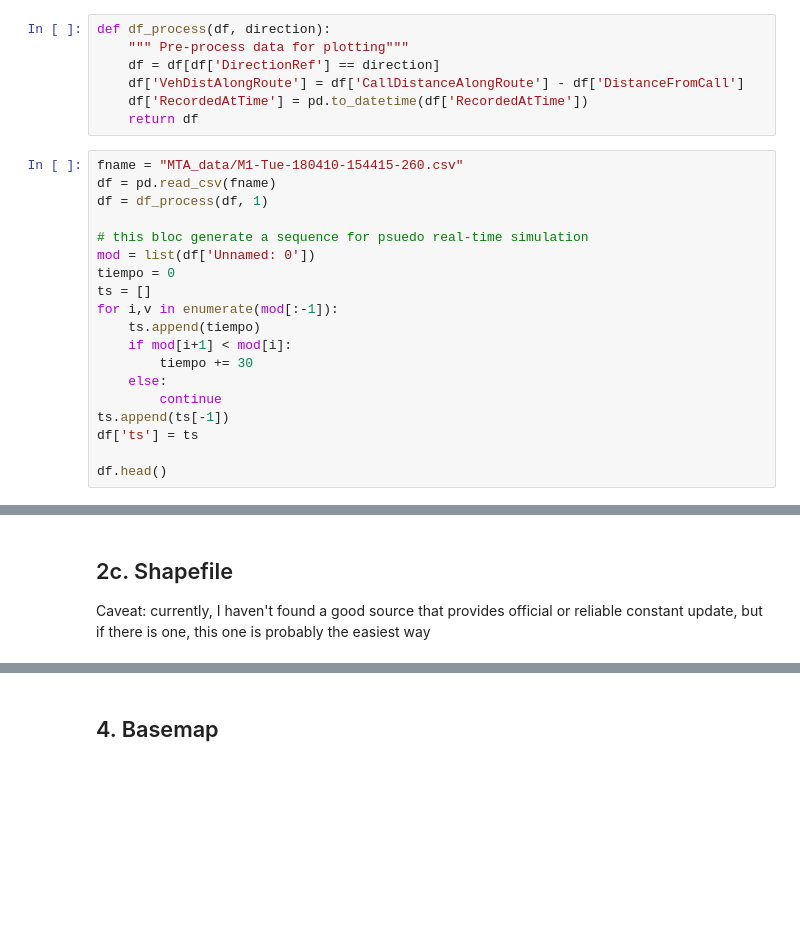
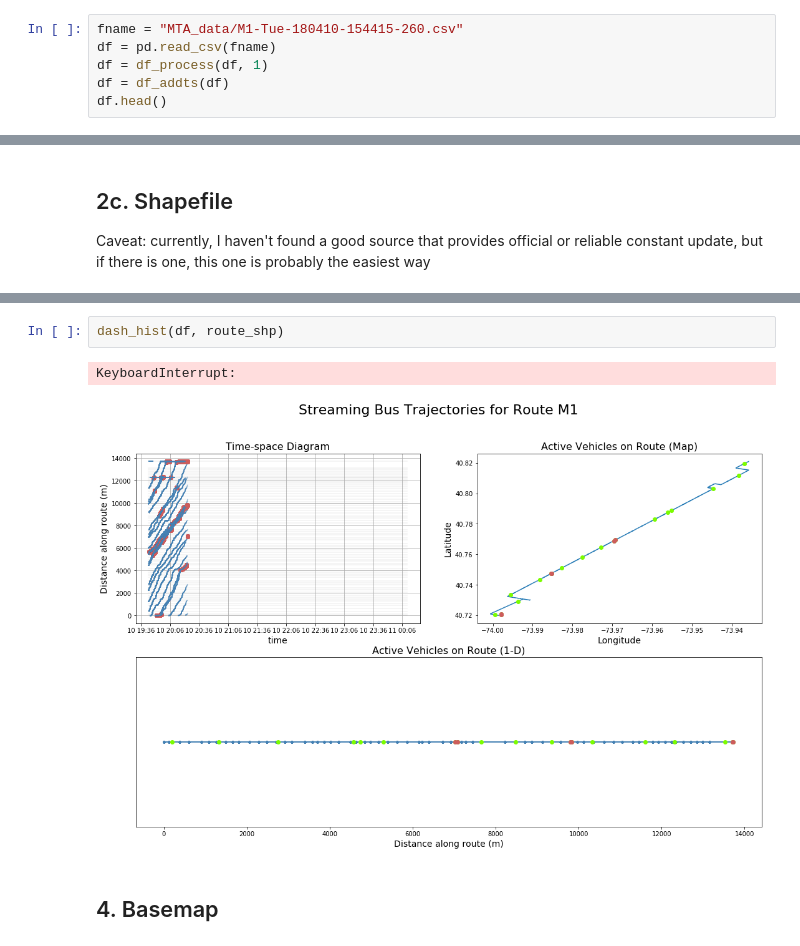
Before and after one commit to ywnch/buskit, a Jupyter notebook: sandbox_main.ipynb, the cells around one changed output, grey strips where cells are left out. Drawn from its saved outputs; the diff is of its cells as text; blank space fills up the shorter version.

```diff
--- a/sandbox_main.ipynb
+++ b/sandbox_main.ipynb
@@ -118,31 +122,11 @@ Bus 21 (#MTA NYCT_3893) is at latitude 40.761971 and longitude -73.974693
 # %% [markdown]
 ## 1b. Historical Sample Data
 # M1-Tue-180410-154415-260.csv
-# %%
-def df_process(df, direction):
-    """ Pre-process data for plotting"""
-    df = df[df['DirectionRef'] == direction]
-    df['VehDistAlongRoute'] = df['CallDistanceAlongRoute'] - df['DistanceFromCall']
-    df['RecordedAtTime'] = pd.to_datetime(df['RecordedAtTime'])
-    return df
 # %%
 fname = "MTA_data/M1-Tue-180410-154415-260.csv"
 df = pd.read_csv(fname)
 df = df_process(df, 1)
-
-# this bloc generate a sequence for psuedo real-time simulation
-mod = list(df['Unnamed: 0'])
-tiempo = 0
-ts = []
-for i,v in enumerate(mod[:-1]):
-    ts.append(tiempo)
-    if mod[i+1] < mod[i]:
-        tiempo += 30
-    else:
-        continue
-ts.append(ts[-1])
-df['ts'] = ts
-
+df = df_addts(df)
 df.head()
 # %% [output]
 A value is trying to be set on a copy of a slice from a DataFrame.
@@ -379,2 +227,7 @@ KeyboardInterrupt:
+# %%
+dash_hist(df, route_shp)
+# %% [output]
+KeyboardInterrupt:
+[figure, added]
 # %% [markdown]
 ## 4. Basemap
```
Also changed, not shown: parts of 29 cells of this notebook, 10 other files.
